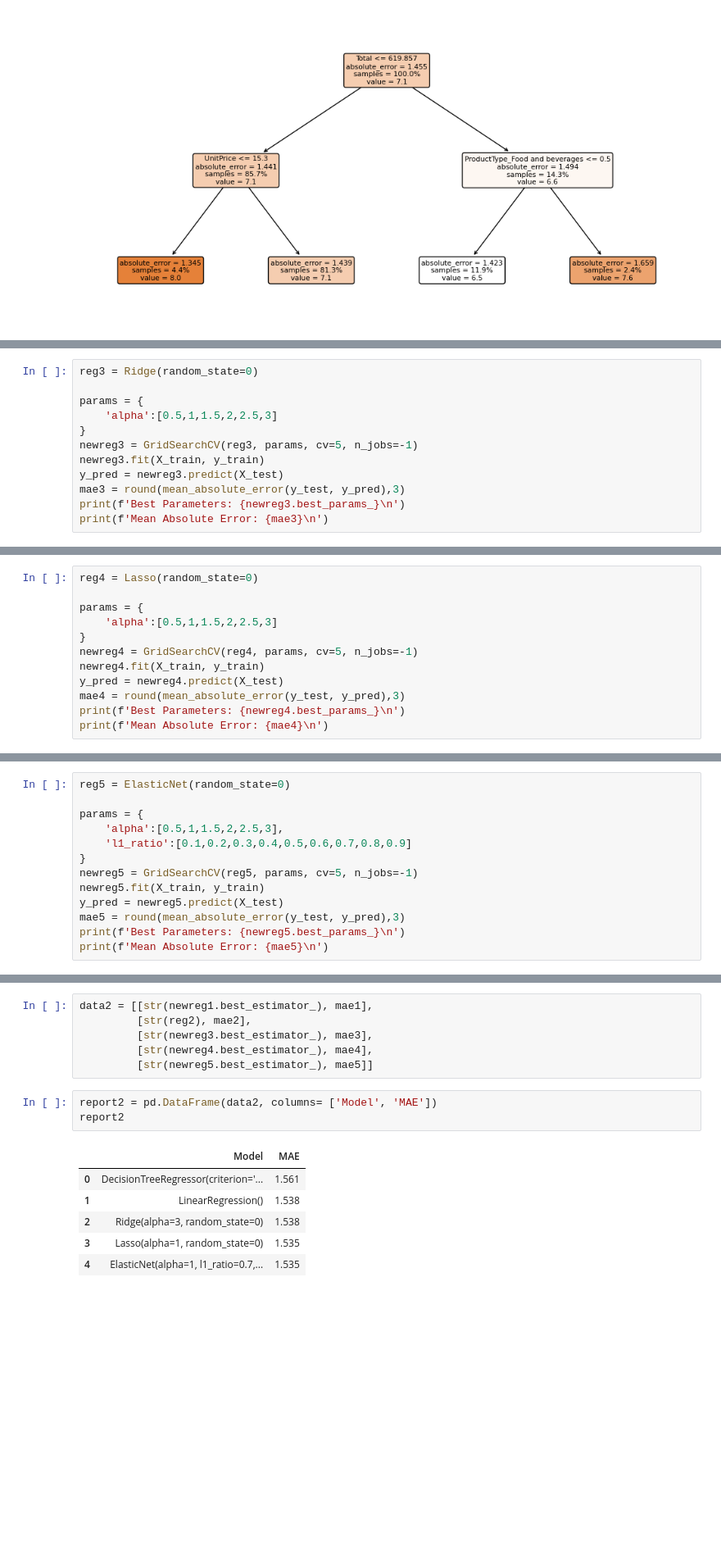
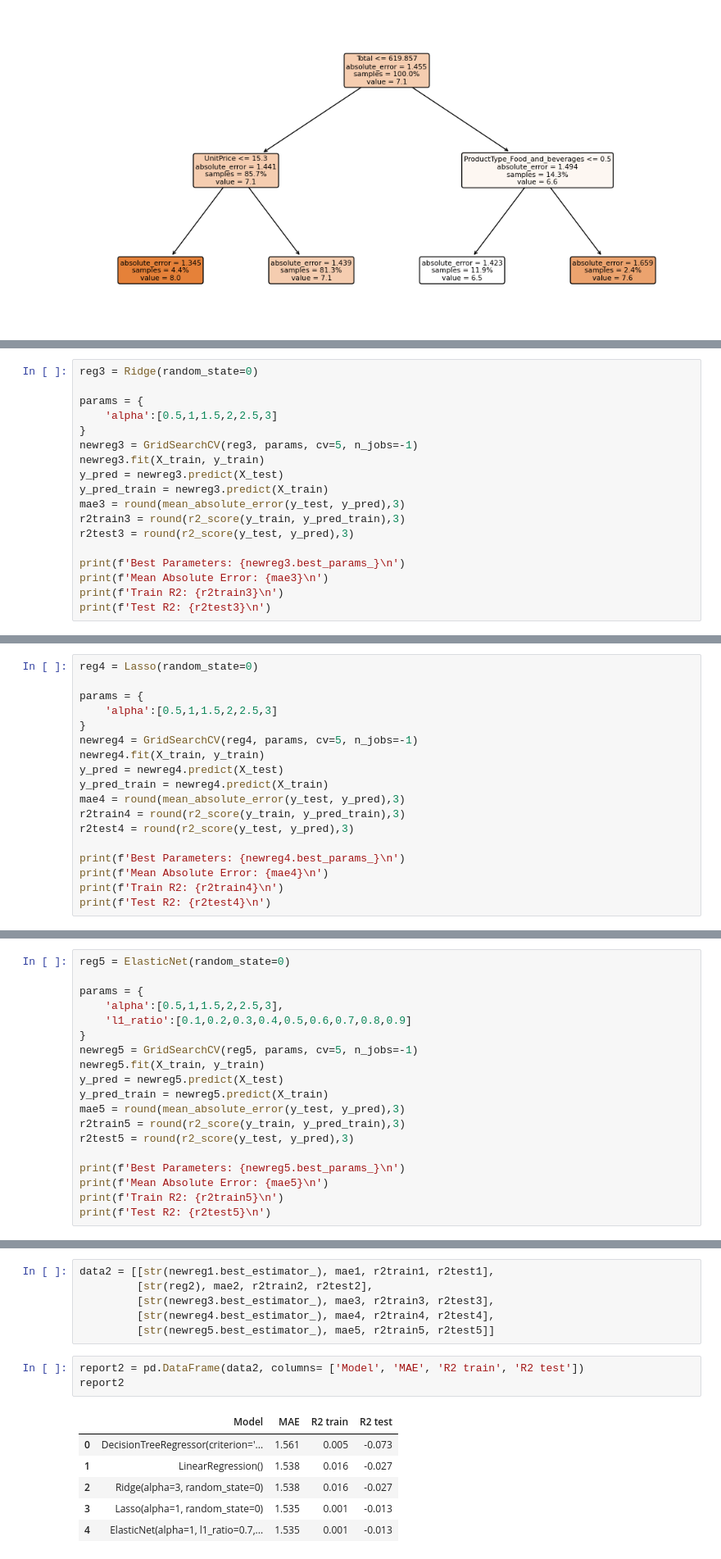
Before and after one commit to waitasecant/CMI-HW, a Jupyter notebook: DMML/Assignment 1/task2.ipynb, the cells around one changed output, grey strips where cells are left out. Shown at 82% size. Drawn from its saved outputs; the diff is of its cells as text; blank space fills up the shorter version.

```diff
--- a/DMML/Assignment 1/task2.ipynb
+++ b/DMML/Assignment 1/task2.ipynb
@@ -228,9 +257,15 @@ params = {
 newreg3 = GridSearchCV(reg3, params, cv=5, n_jobs=-1)
 newreg3.fit(X_train, y_train)
 y_pred = newreg3.predict(X_test)
+y_pred_train = newreg3.predict(X_train)
 mae3 = round(mean_absolute_error(y_test, y_pred),3)
+r2train3 = round(r2_score(y_train, y_pred_train),3)
+r2test3 = round(r2_score(y_test, y_pred),3)
+
 print(f'Best Parameters: {newreg3.best_params_}\n')
 print(f'Mean Absolute Error: {mae3}\n')
+print(f'Train R2: {r2train3}\n')
+print(f'Test R2: {r2test3}\n')
 # %% [output]
 Best Parameters: {'alpha': 3}
 
@@ -244,9 +283,15 @@ params = {
 newreg4 = GridSearchCV(reg4, params, cv=5, n_jobs=-1)
 newreg4.fit(X_train, y_train)
 y_pred = newreg4.predict(X_test)
+y_pred_train = newreg4.predict(X_train)
 mae4 = round(mean_absolute_error(y_test, y_pred),3)
+r2train4 = round(r2_score(y_train, y_pred_train),3)
+r2test4 = round(r2_score(y_test, y_pred),3)
+
 print(f'Best Parameters: {newreg4.best_params_}\n')
 print(f'Mean Absolute Error: {mae4}\n')
+print(f'Train R2: {r2train4}\n')
+print(f'Test R2: {r2test4}\n')
 # %% [output]
 Best Parameters: {'alpha': 1}
 
@@ -261,9 +310,15 @@ params = {
 newreg5 = GridSearchCV(reg5, params, cv=5, n_jobs=-1)
 newreg5.fit(X_train, y_train)
 y_pred = newreg5.predict(X_test)
+y_pred_train = newreg5.predict(X_train)
 mae5 = round(mean_absolute_error(y_test, y_pred),3)
+r2train5 = round(r2_score(y_train, y_pred_train),3)
+r2test5 = round(r2_score(y_test, y_pred),3)
+
 print(f'Best Parameters: {newreg5.best_params_}\n')
 print(f'Mean Absolute Error: {mae5}\n')
+print(f'Train R2: {r2train5}\n')
+print(f'Test R2: {r2test5}\n')
 # %% [output]
 Best Parameters: {'alpha': 1, 'l1_ratio': 0.7}
 
@@ -271,16 +330,16 @@ Mean Absolute Error: 1.535
 # %%
-data2 = [[str(newreg1.best_estimator_), mae1],
-         [str(reg2), mae2],
-         [str(newreg3.best_estimator_), mae3],
-         [str(newreg4.best_estimator_), mae4],
-         [str(newreg5.best_estimator_), mae5]]
+data2 = [[str(newreg1.best_estimator_), mae1, r2train1, r2test1],
+         [str(reg2), mae2, r2train2, r2test2],
+         [str(newreg3.best_estimator_), mae3, r2train3, r2test3],
+         [str(newreg4.best_estimator_), mae4, r2train4, r2test4],
+         [str(newreg5.best_estimator_), mae5, r2train5, r2test5]]
 # %%
-report2 = pd.DataFrame(data2, columns= ['Model', 'MAE'])
+report2 = pd.DataFrame(data2, columns= ['Model', 'MAE', 'R2 train', 'R2 test'])
 report2
 # %% [output]
-|  | Model | MAE |
-| 0 | DecisionTreeRegressor(criterion='... | 1.561 |
-| 1 | LinearRegression() | 1.538 |
-| 2 | Ridge(alpha=3, random_state=0) | 1.538 |
-| 3 | Lasso(alpha=1, random_state=0) | 1.535 |
-| 4 | ElasticNet(alpha=1, l1_ratio=0.7,... | 1.535 |
+|  | Model | MAE | R2 train | R2 test |
+| 0 | DecisionTreeRegressor(criterion='... | 1.561 | 0.005 | -0.073 |
+| 1 | LinearRegression() | 1.538 | 0.016 | -0.027 |
+| 2 | Ridge(alpha=3, random_state=0) | 1.538 | 0.016 | -0.027 |
+| 3 | Lasso(alpha=1, random_state=0) | 1.535 | 0.001 | -0.013 |
+| 4 | ElasticNet(alpha=1, l1_ratio=0.7,... | 1.535 | 0.001 | -0.013 |
```
Also changed, not shown: parts of 11 cells of this notebook, 1 other file.
